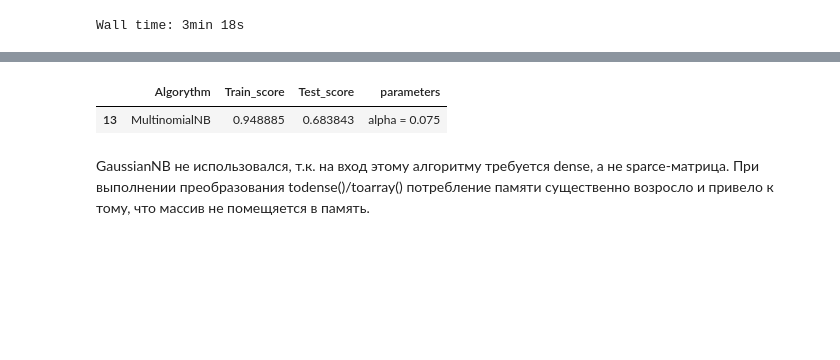
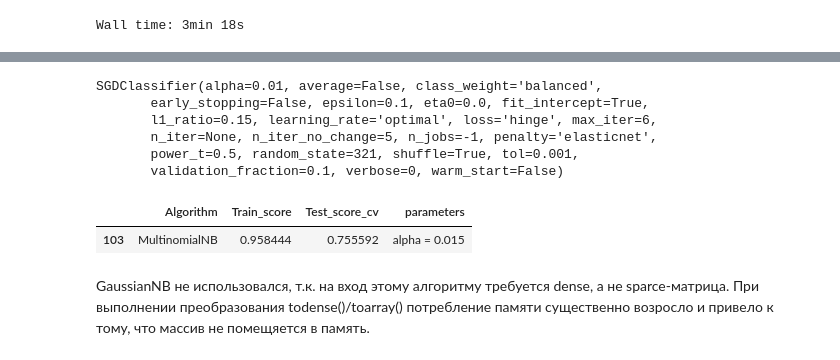
Before and after one commit to Espad/DS_5, a Jupyter notebook: Texts_Classification.ipynb, the cells around one changed output, grey strips where cells are left out. Saved outputs shown, nothing was run; the diff lists cells and outputs as text; code cells hidden in the pictures; blank space fills up the shorter version.

Commit message:
added new function for evaluate results with cv

```diff
--- a/Texts_Classification.ipynb
+++ b/Texts_Classification.ipynb
@@ -393 +411,4 @@ def classify_and_score(classifier, X_train, X_test, y_train, y_test):
     return f1_train, f1_test
+# %%
+results_df = []
+results_df = pd.DataFrame(columns=('Algorithm', 'Train_score', 'Test_score_cv', 'parameters'))
@@ -394,26 +448,51 @@ def classify_and_score(classifier, X_train, X_test, y_train, y_test):
+# %%
+SGDClassifier(loss = 'hinge', penalty = 'elasticnet',
+              alpha = 0.01, l1_ratio = 0.15,
+              max_iter = 6, tol = 1e-3,
+              n_jobs = -1, random_state = seed,
+              learning_rate = 'optimal', #adaptive?
+              class_weight = 'balanced'
+             )
+SVC
+
+# compare hinge loss == linear SVM
+# compare other different kernels
+# %% [output]
+SGDClassifier(alpha=0.01, average=False, class_weight='balanced',
+       early_stopping=False, epsilon=0.1, eta0=0.0, fit_intercept=True,
+       l1_ratio=0.15, learning_rate='optimal', loss='hinge', max_iter=6,
+       n_iter=None, n_iter_no_change=5, n_jobs=-1, penalty='elasticnet',
+       power_t=0.5, random_state=321, shuffle=True, tol=0.001,
+       validation_fraction=0.1, verbose=0, warm_start=False)
 # %%
-#alphas = np.arange(0.01, 0.2, 0.005)
-alphas = [0.01 , 0.015, 0.02 , 0.025, 0.03 , 0.035, 0.04 , 0.045, 0.05 ,
+#actual block of code
+alphas = [0.0001,0.001,0.005 ,0.01 , 0.015, 0.02 , 0.025, 0.03 , 0.035, 0.04 , 0.045, 0.05 ,
        0.055, 0.06 , 0.065, 0.07 , 0.075, 0.08 , 0.085, 0.09 , 0.095,
        0.1  , 0.105, 0.11 , 0.115, 0.12 , 0.125, 0.13 , 0.135, 0.14 ,
        0.145, 0.15 , 0.155, 0.16 , 0.165, 0.17 , 0.175, 0.18 , 0.185,
        0.19 , 0.195, 0.31, 0.41, 0.51, 0.61, 0.71, 0.81, 0.91, 1.01,2,5]
+
+for alph in alphas:
+    a = "MultinomialNB"
+    b,c = classify_and_score(MultinomialNB(alpha=alph), vectorised_train_documents,
+                           vectorised_test_documents, y_train, y_test)
+    d = "alpha = " + str(alph)
+
+    results_df = results_df.append({'Algorithm':a, 'Train_score':b,'Test_score_cv':c, 'parameters':d},ignore_index=True)
+
+
+for alph in alphas:
+    a = "BernoulliNB"
+    b,c = classify_and_score(BernoulliNB(alpha=alph), vectorised_train_documents,
+                           vectorised_test_documents, y_train, y_test)
+    d = "alpha = " + str(alph)
+
+    results_df = results_df.append({'Algorithm':a, 'Train_score':b,'Test_score_cv':c, 'parameters':d},ignore_index=True)
-# %%
-results_df
-results_df = pd.DataFrame(columns=('Algorythm', 'Train_score', 'Test_score', 'parameters'))
-# %%
-for alph in alphas:
-    a = "MultinomialNB"
-    b,c = classify_and_score(MultinomialNB(alpha=alph), vectorised_train_documents,
-                           vectorised_test_documents, y_train, y_test)
-    d = "alpha = " + str(alph)
-
-    results_df = results_df.append({'Algorythm':a, 'Train_score':b,'Test_score':c, 'parameters':d},ignore_index=True)
 # %%
-results_df[results_df.Test_score >=  results_df.Test_score.max()]
+results_df[results_df.Test_score_cv >=  results_df.Test_score_cv.max()]
 # %% [output]
-|  | Algorythm | Train_score | Test_score | parameters |
-| 13 | MultinomialNB | 0.948885 | 0.683843 | alpha = 0.075 |
+|  | Algorithm | Train_score | Test_score_cv | parameters |
+| 103 | MultinomialNB | 0.958444 | 0.755592 | alpha = 0.015 |
 # %% [markdown]
 GaussianNB не использовался, т.к. на вход этому алгоритму требуется dense, а не sparce-матрица.
 При выполнении преобразования todense()/toarray() потребление памяти существенно возросло и привело к тому, что массив не помещяется в память.
```
Also changed, not shown: parts of 5 cells of this notebook.
